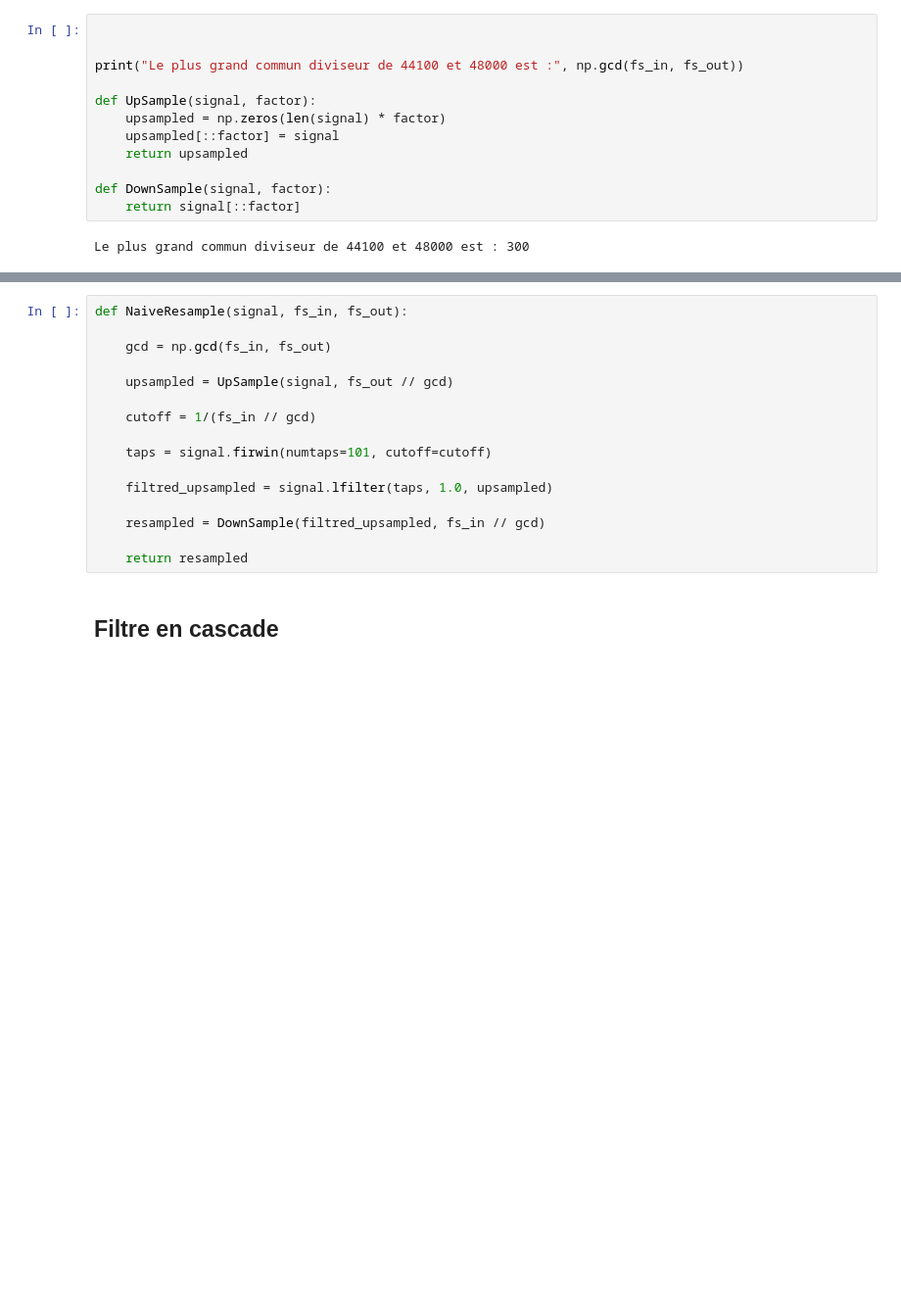
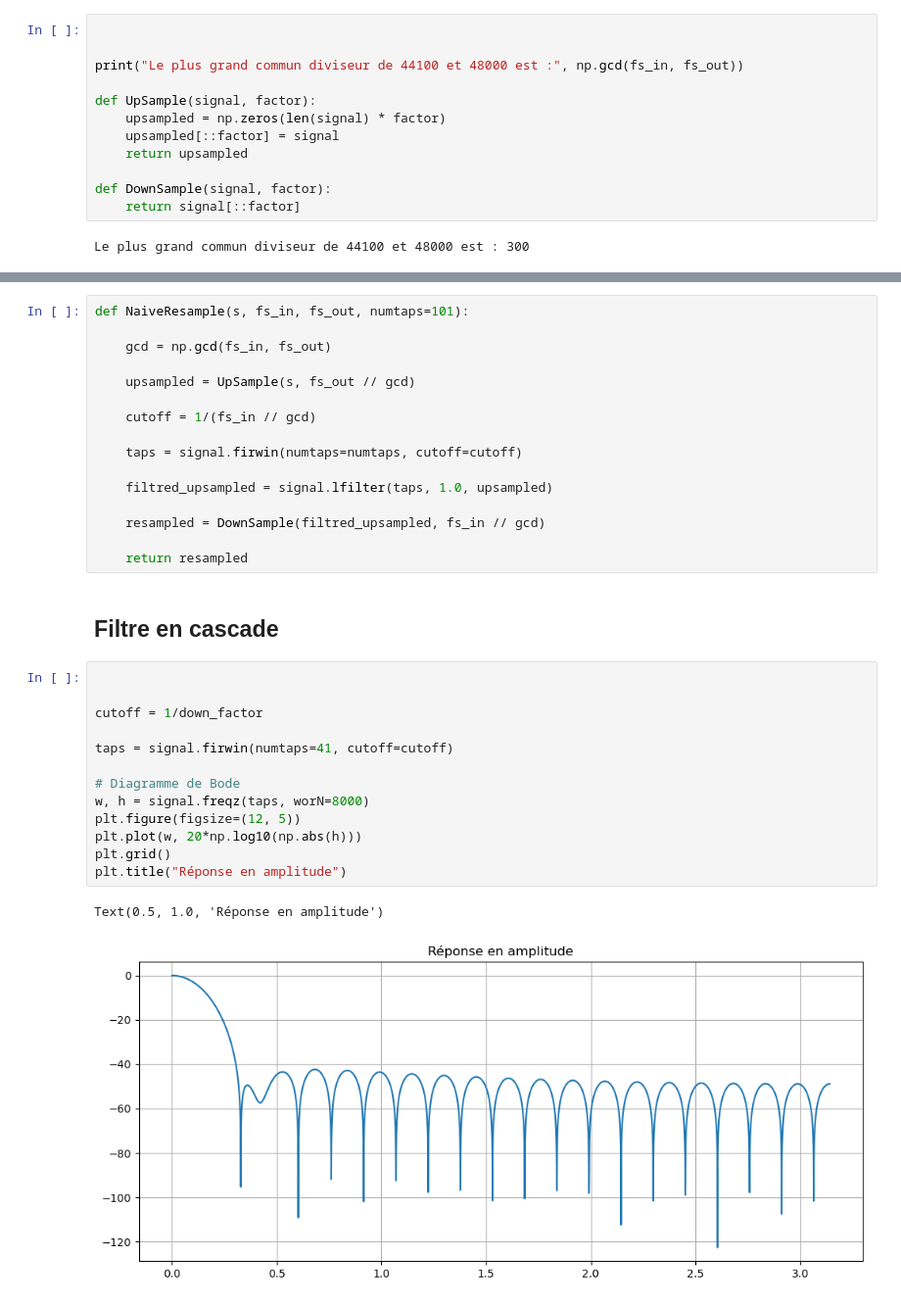
Before and after one commit to tutur90/Modelisation-Chaine-Traitement-Numerique, a Jupyter notebook: TP2.ipynb, the cells around one changed output, grey strips where cells are left out. Shown at 98% size. Cells and saved outputs as stored; diff of their text form; blank space fills up the shorter version.

```diff
--- a/TP2.ipynb
+++ b/TP2.ipynb
@@ -118,13 +144,13 @@ Text(0, 0.5, 'Amplitude')
 # %%
-def NaiveResample(signal, fs_in, fs_out):
+def NaiveResample(s, fs_in, fs_out, numtaps=101):
 
     gcd = np.gcd(fs_in, fs_out)
 
-    upsampled = UpSample(signal, fs_out // gcd)
+    upsampled = UpSample(s, fs_out // gcd)
 
     cutoff = 1/(fs_in // gcd)
 
-    taps = signal.firwin(numtaps=101, cutoff=cutoff)
+    taps = signal.firwin(numtaps=numtaps, cutoff=cutoff)
 
     filtred_upsampled = signal.lfilter(taps, 1.0, upsampled)
 
@@ -133,6 +159,22 @@ def NaiveResample(signal, fs_in, fs_out):
     return resampled
 # %% [markdown]
 ## Filtre en cascade
+# %%
+
+
+cutoff = 1/down_factor
+
+taps = signal.firwin(numtaps=41, cutoff=cutoff)
+
+# Diagramme de Bode
+w, h = signal.freqz(taps, worN=8000)
+plt.figure(figsize=(12, 5))
+plt.plot(w, 20*np.log10(np.abs(h)))
+plt.grid()
+plt.title("Réponse en amplitude")
+# %% [output]
+Text(0.5, 1.0, 'Réponse en amplitude')
+[figure, added]
 # %%
 from sympy import factorint
 
```
Also changed, not shown: parts of 4 cells of this notebook.
